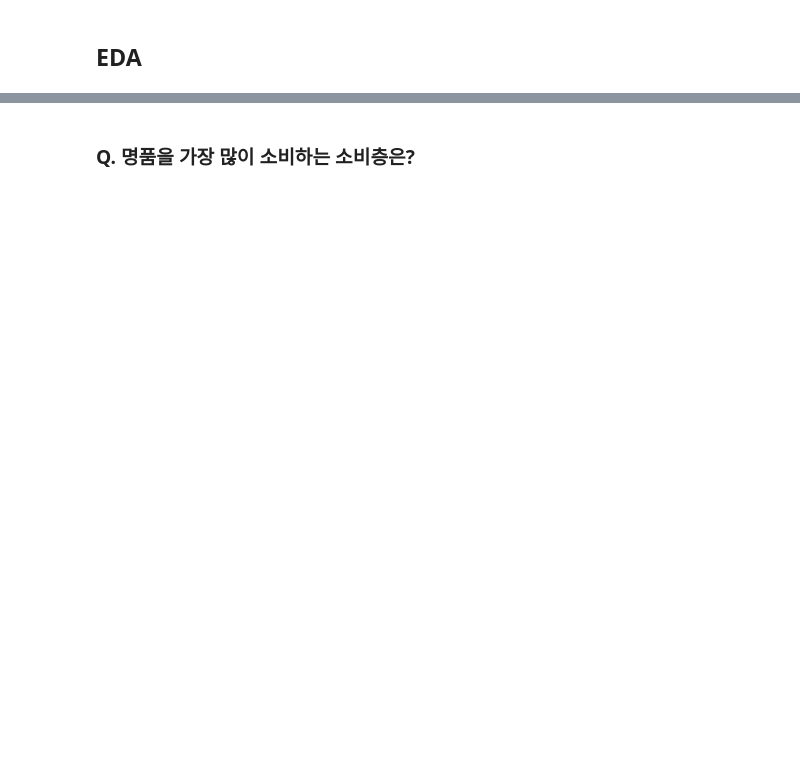
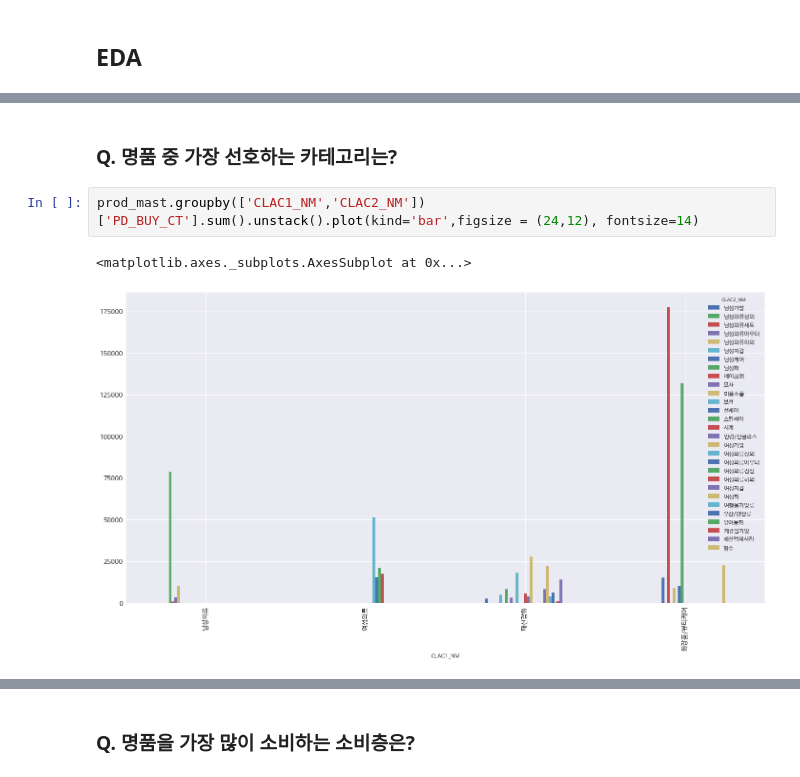
Before and after one commit to doohong91/Luxury-Consumption-Trend, a Jupyter notebook: EDA/EDA.ipynb, the cells around one changed output, grey strips where cells are left out. Saved outputs shown, nothing was run; the diff lists cells and outputs as text; blank space fills up the shorter version.

```diff
--- a/EDA/EDA.ipynb
+++ b/EDA/EDA.ipynb
@@ -293,0 +252,7 @@ Index(['CLAC2_NM', 'PD_BRA_NM', 'PD_BUY_AM', 'PD_BUY_CT', 'PD_SALES',
+# %% [markdown]
+### Q. 명품 중 가장 선호하는 카테고리는?
+# %%
+prod_mast.groupby(['CLAC1_NM','CLAC2_NM'])['PD_BUY_CT'].sum().unstack().plot(kind='bar',figsize = (24,12), fontsize=14)
+# %% [output]
+<matplotlib.axes._subplots.AxesSubplot at 0x...>
+[figure, added]
```
Also changed, not shown: parts of 65 cells of this notebook, 2 other files.
